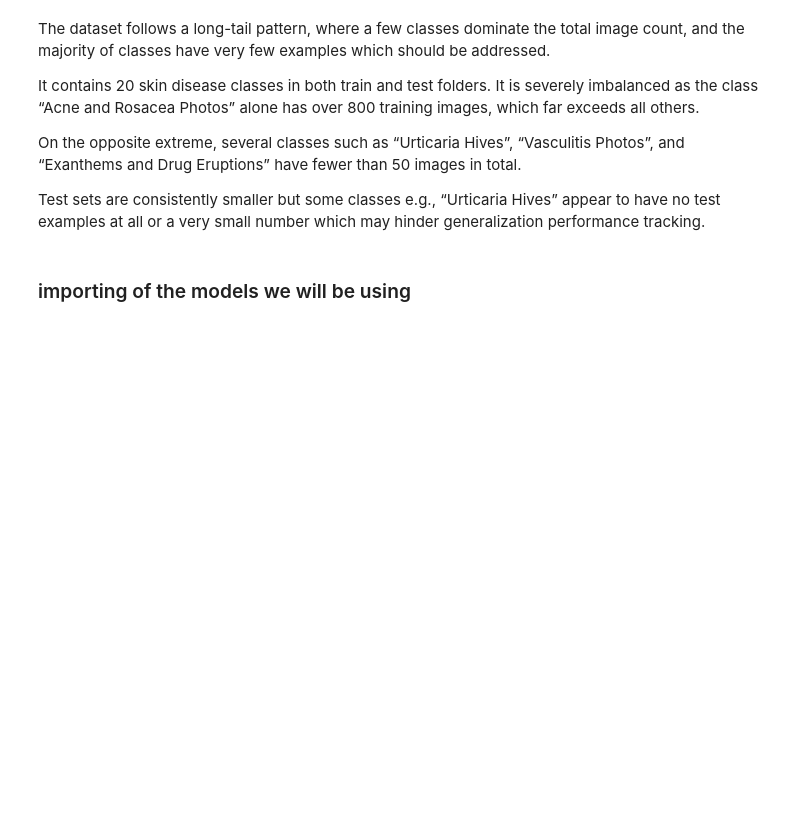
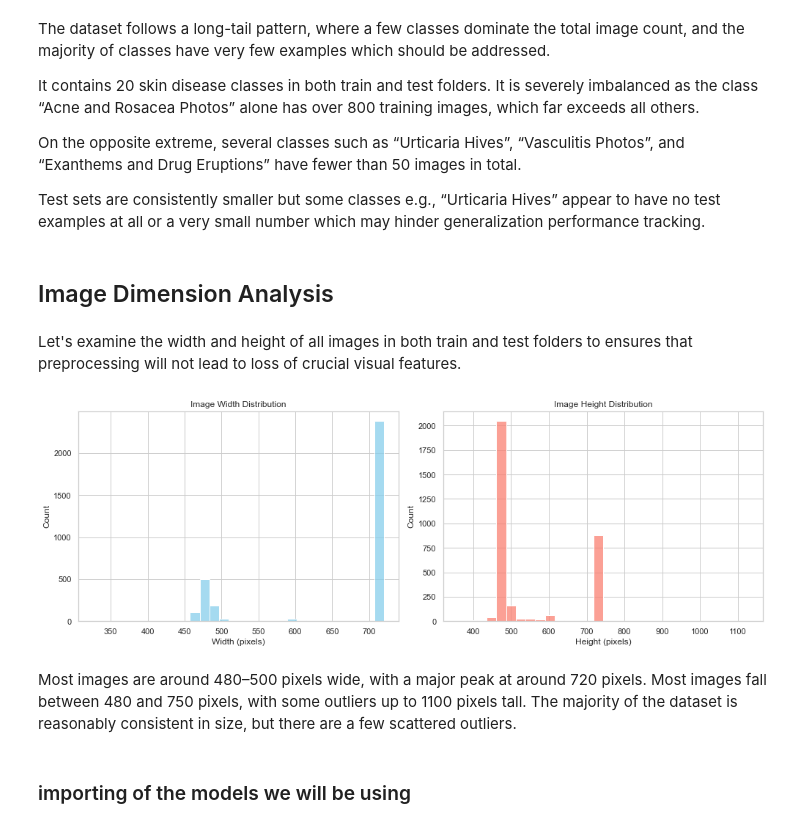
Before and after one commit to ericgiitwa/Skin_Disease_Detection_Project, a Jupyter notebook: Skin_Disease_Detection_Project.ipynb, the cells around one changed output. Cells and saved outputs as stored; diff of their text form; code cells hidden in the pictures; blank space fills up the shorter version.

Commit message:
Analyzed image size and aspect ratio distributions

```diff
--- a/Skin_Disease_Detection_Project.ipynb
+++ b/Skin_Disease_Detection_Project.ipynb
@@ -153,6 +153,46 @@ It contains 20 skin disease classes in both train and test folders. It is severe
 On the opposite extreme, several classes such as “Urticaria Hives”, “Vasculitis Photos”, and “Exanthems and Drug Eruptions” have fewer than 50 images in total.
 
 Test sets are consistently smaller but some classes e.g., “Urticaria Hives” appear to have no test examples at all or a very small number which may hinder generalization performance tracking.
+# %% [markdown]
+## Image Dimension Analysis
+# %% [markdown]
+Let's examine the width and height of all images in both train and test folders to ensures that preprocessing will not lead to loss of crucial visual features.
+# %%
+def collect_image_sizes(folder):
+    sizes = []
+    for class_dir in folder.iterdir():
+        if class_dir.is_dir():
+            for img_path in class_dir.glob("*.jpg"):
+                try:
+                    with Image.open(img_path) as img:
+                        sizes.append(img.size)
+                except:
+                    continue
+    return sizes
+
+train_sizes = collect_image_sizes(TRAIN_DIR)
+test_sizes = collect_image_sizes(TEST_DIR)
+all_sizes = train_sizes + test_sizes
+
+widths = [w for w, h in all_sizes]
+heights = [h for w, h in all_sizes]
+
+plt.figure(figsize=(14, 5))
+plt.subplot(1, 2, 1)
+sns.histplot(widths, bins=30, color='skyblue')
+plt.title("Image Width Distribution")
+plt.xlabel("Width (pixels)")
+
+plt.subplot(1, 2, 2)
+sns.histplot(heights, bins=30, color='salmon')
+plt.title("Image Height Distribution")
+plt.xlabel("Height (pixels)")
+plt.tight_layout()
+plt.show()
+# %% [output]
+[figure, added]
+# %% [markdown]
+Most images are around 480–500 pixels wide, with a major peak at around 720 pixels. Most images fall between 480 and 750 pixels, with some outliers up to 1100 pixels tall. The majority of the dataset is reasonably consistent in size, but there are a few scattered outliers.
 # %% [markdown]
 ### importing of the models we will be using
 # %%
```
